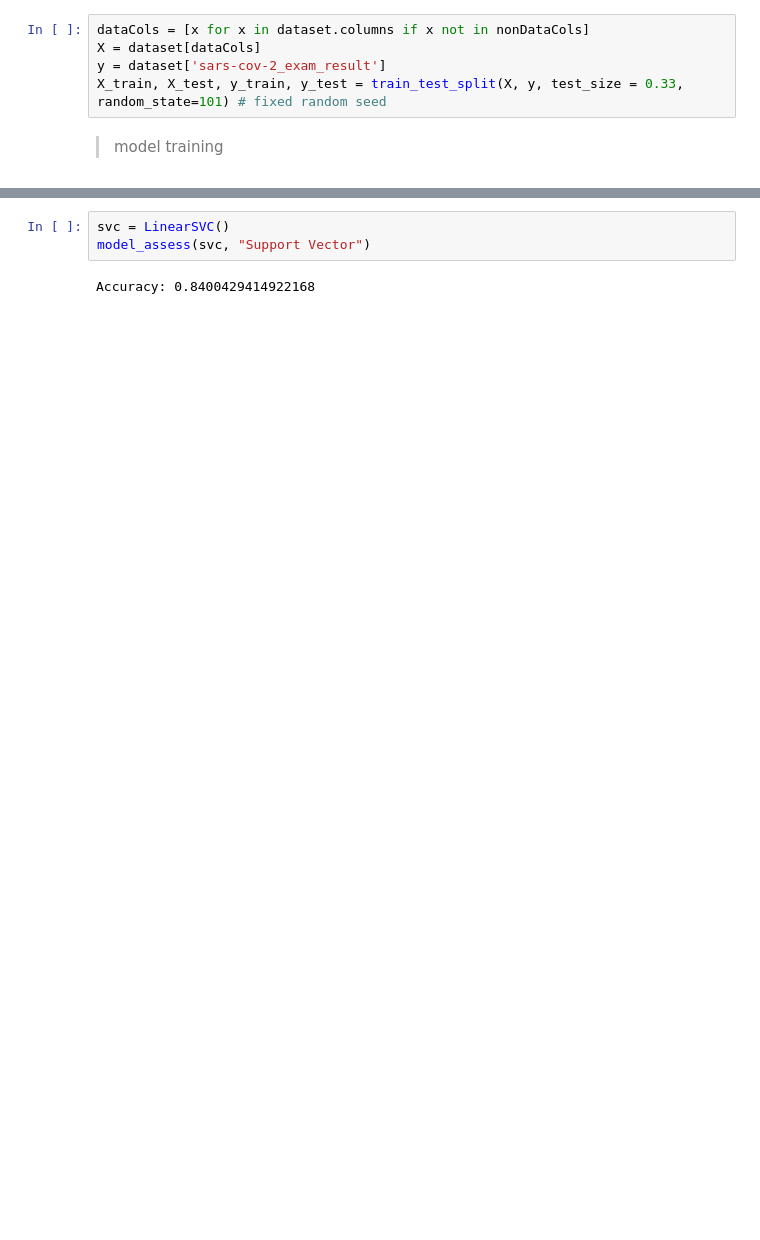
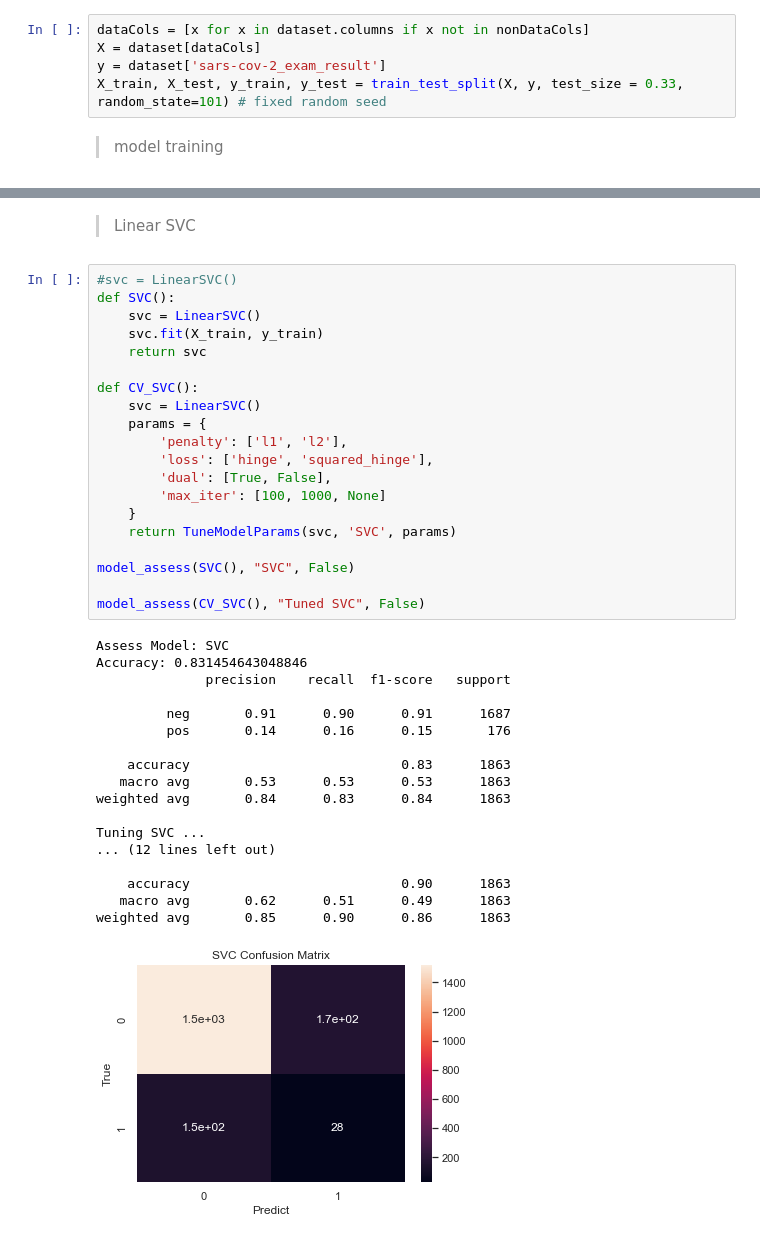
Before and after one commit to krzhck/classification_AI, a Jupyter notebook: classification.ipynb, the cells around one changed output, grey strips where cells are left out. Saved outputs shown, nothing was run; the diff lists cells and outputs as text; blank space fills up the shorter version.

```diff
--- a/classification.ipynb
+++ b/classification.ipynb
@@ -158,5 +230,41 @@ Accuracy: 0.8996242619431025
+# %% [markdown]
+> Linear SVC
 # %%
-svc = LinearSVC()
-model_assess(svc, "Support Vector")
+#svc = LinearSVC()
+def SVC():
+    svc = LinearSVC()
+    svc.fit(X_train, y_train)
+    return svc
+
+def CV_SVC():
+    svc = LinearSVC()
+    params = {
+        'penalty': ['l1', 'l2'],
+        'loss': ['hinge', 'squared_hinge'],
+        'dual': [True, False],
+        'max_iter': [100, 1000, None]
+    }
+    return TuneModelParams(svc, 'SVC', params)
+
+model_assess(SVC(), "SVC", False)
+
+model_assess(CV_SVC(), "Tuned SVC", False)
 # %% [output]
-Accuracy: 0.8400429414922168
+Assess Model: SVC
+Accuracy: 0.831454643048846
+              precision    recall  f1-score   support
+
+         neg       0.91      0.90      0.91      1687
+         pos       0.14      0.16      0.15       176
+
+    accuracy                           0.83      1863
+   macro avg       0.53      0.53      0.53      1863
+weighted avg       0.84      0.83      0.84      1863
+
+Tuning SVC ...
+... (12 lines left out)
+
+    accuracy                           0.90      1863
+   macro avg       0.62      0.51      0.49      1863
+weighted avg       0.85      0.90      0.86      1863
+[figure, added]
```
Also changed, not shown: parts of 16 cells of this notebook, 1 other file.
